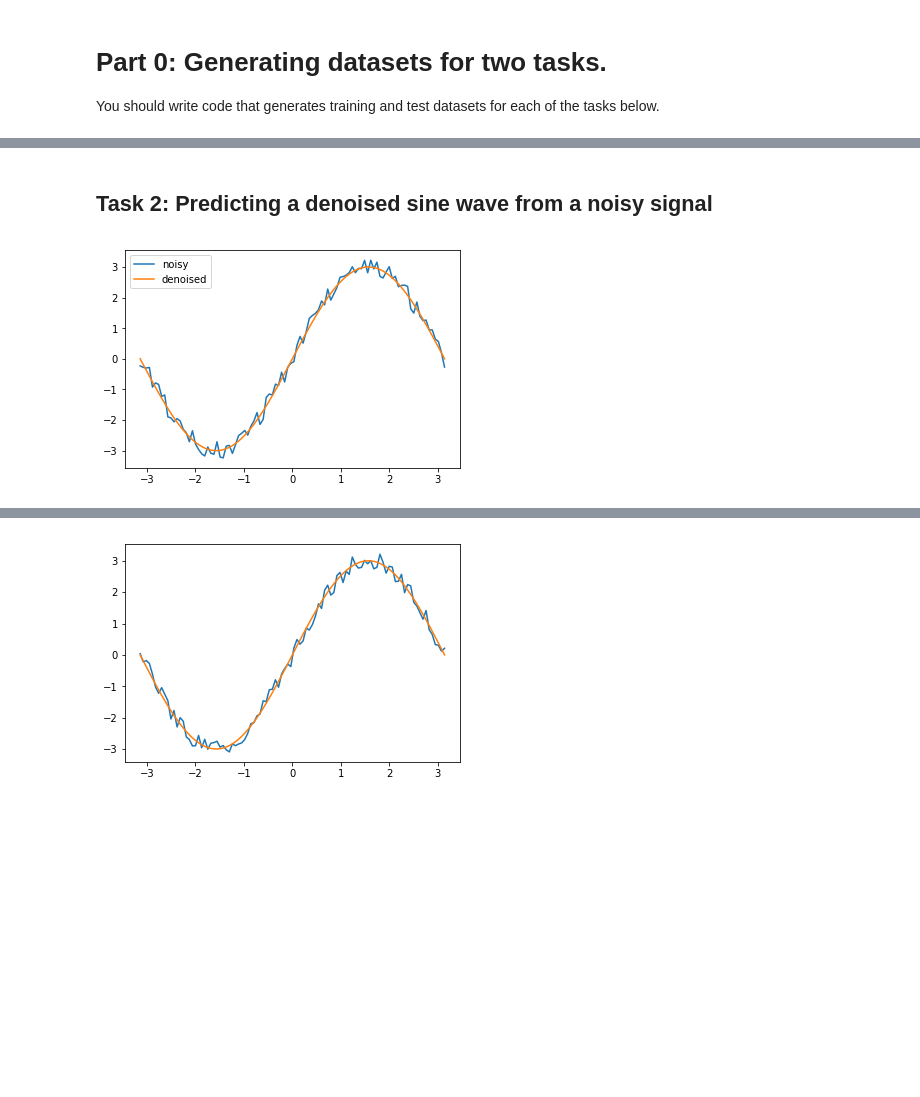
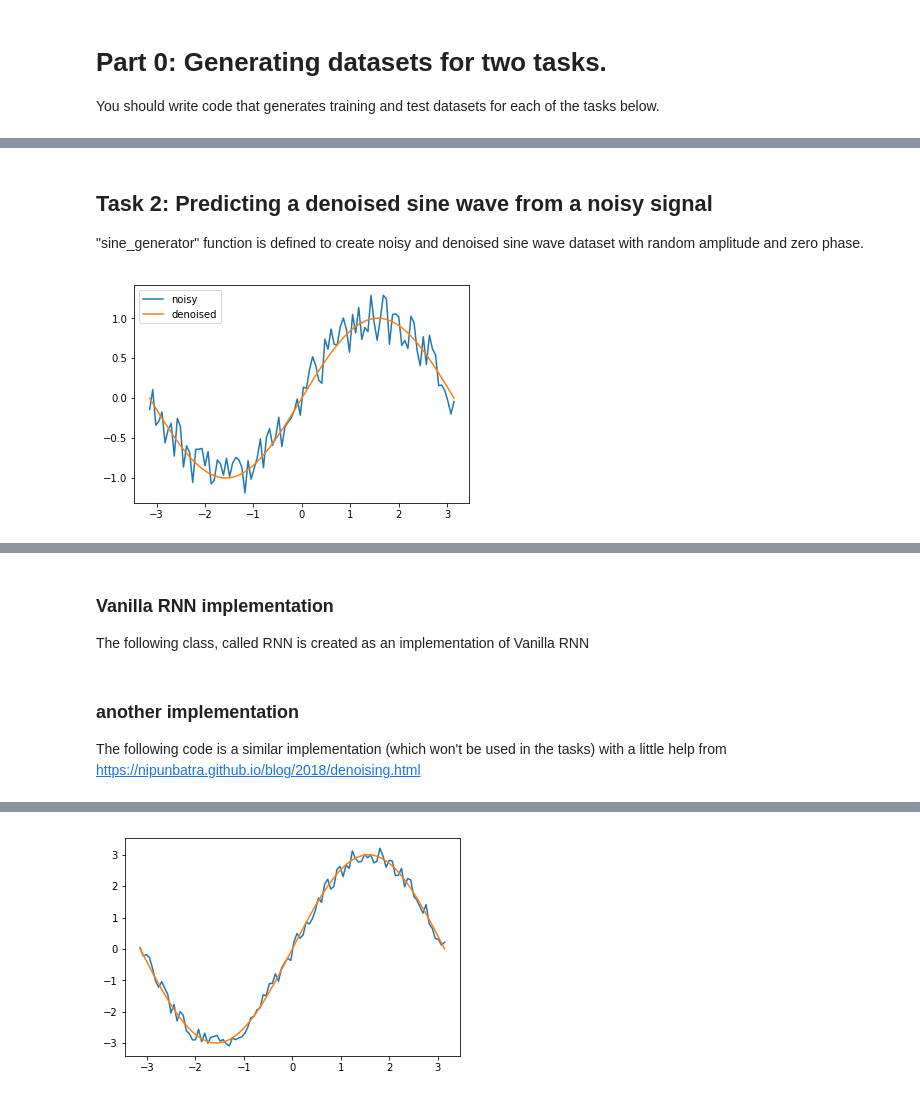
Before and after one commit to AmirAfsharrad/Neuroscience-learning-memory-cognition, a Jupyter notebook: pytorch-assignment/codes/pytorch-assignment.ipynb, the cells around one changed output, grey strips where cells are left out. Cells and saved outputs as stored; diff of their text form; code cells hidden in the pictures; blank space fills up the shorter version.

```diff
--- a/pytorch-assignment/codes/pytorch-assignment.ipynb
+++ b/pytorch-assignment/codes/pytorch-assignment.ipynb
@@ -60,35 +61,38 @@ tensor([1., 1., 1., 1., 1., 1., 0., 1., 1., 1.], dtype=torch.float64)
 # %% [markdown]
 ## Task 2: Predicting a denoised sine wave from a noisy signal
+
+"sine_generator" function is defined to create noisy and denoised sine wave dataset with random amplitude and zero phase.
 # %%
 import matplotlib.pylab as plt
 
 
 def sine_generator(N,L):
     X = np.zeros((N,L))
     Y = np.zeros((N,L))
     x = np.linspace(-np.pi, np.pi, L)
     amplitude = np.random.randn(N,1) * np.ones((N,L))
+    amplitude = np.ones((N,L))
     amplitude = np.ones((N,L))*np.random.randint(1, 4, size=(N,1))
     #Y = 10*np.sin(x)*amplitude
     Y = np.sin(x)*amplitude
     X = Y + np.random.uniform(-0.3, 0.3, size=Y.shape)
 
 
     return X, Y
 
 
 # testing the generator
 x = np.linspace(-np.pi, np.pi, L)
 N = 1000
 L=100
 X, Y = sine_generator(N,L)
 
 plt.plot(x,np.array(X[120,:]), label = 'noisy')
 plt.plot(x,np.array(Y[120,:]), label = 'denoised')
 plt.legend()
 plt.show()
 # %% [output]
-[figure, old version]
+[figure, new version]
 # %% [markdown]
 # Part 1: Vanilla RNN
 
@@ -125,6 +129,9 @@ $s_{t}=f(Ux_{t}+Ws_{t-1})$
 $o_{t}=f'(Vs_{t})$
 
 PyTorch's $nn$ module has a function for a linear models such as $y=Wx+b$. Set $f$ and $f'$ to to *tanh*.
+# %% [markdown]
+### Vanilla RNN implementation
+The following class, called RNN is created as an implementation of Vanilla RNN
 # %%
 import torch
 import torch.nn as nn
@@ -155,6 +162,9 @@ class RNN(nn.Module):
 #params = list(rnn.parameters())
 #print(len(params))
 #print(params[0].size())
+# %% [markdown]
+### another implementation
+The following code is a similar implementation (which won't be used in the tasks) with a little help from https://nipunbatra.github.io/blog/2018/denoising.html
 # %%
 input_dim = 1
 hidden_size = 30
```
Also changed, not shown: parts of 27 cells of this notebook.
